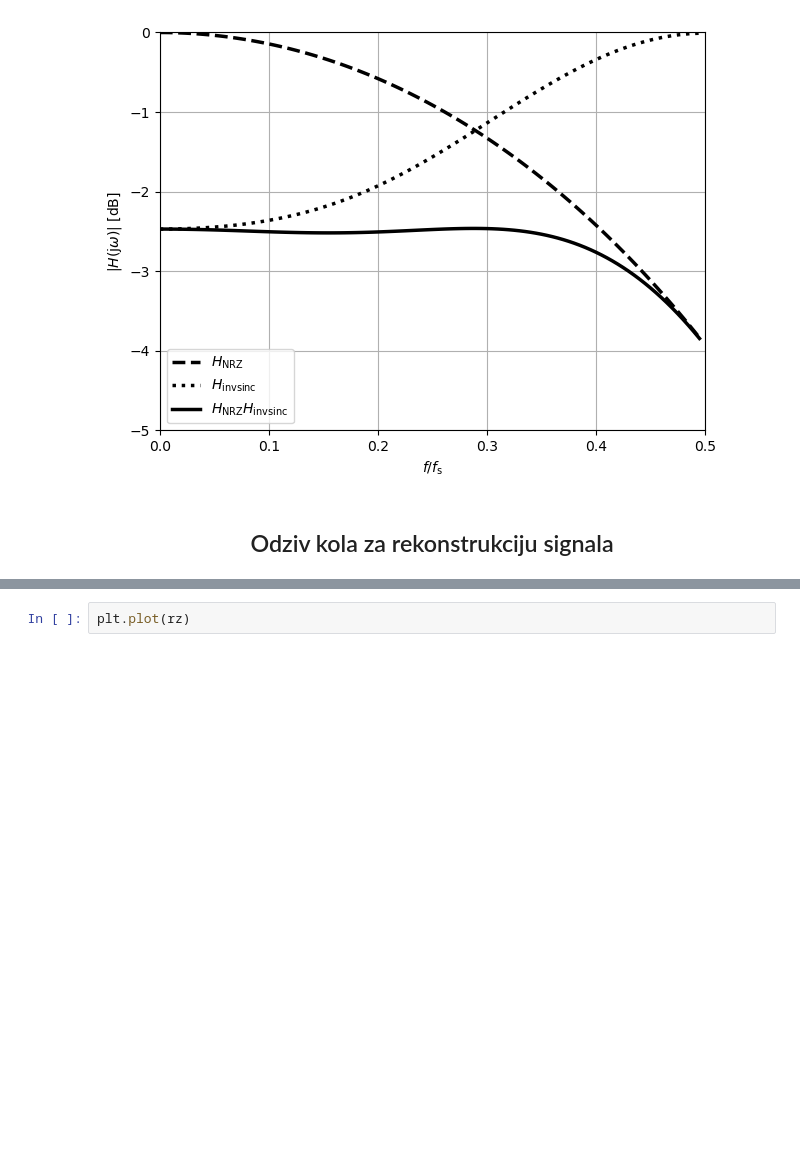
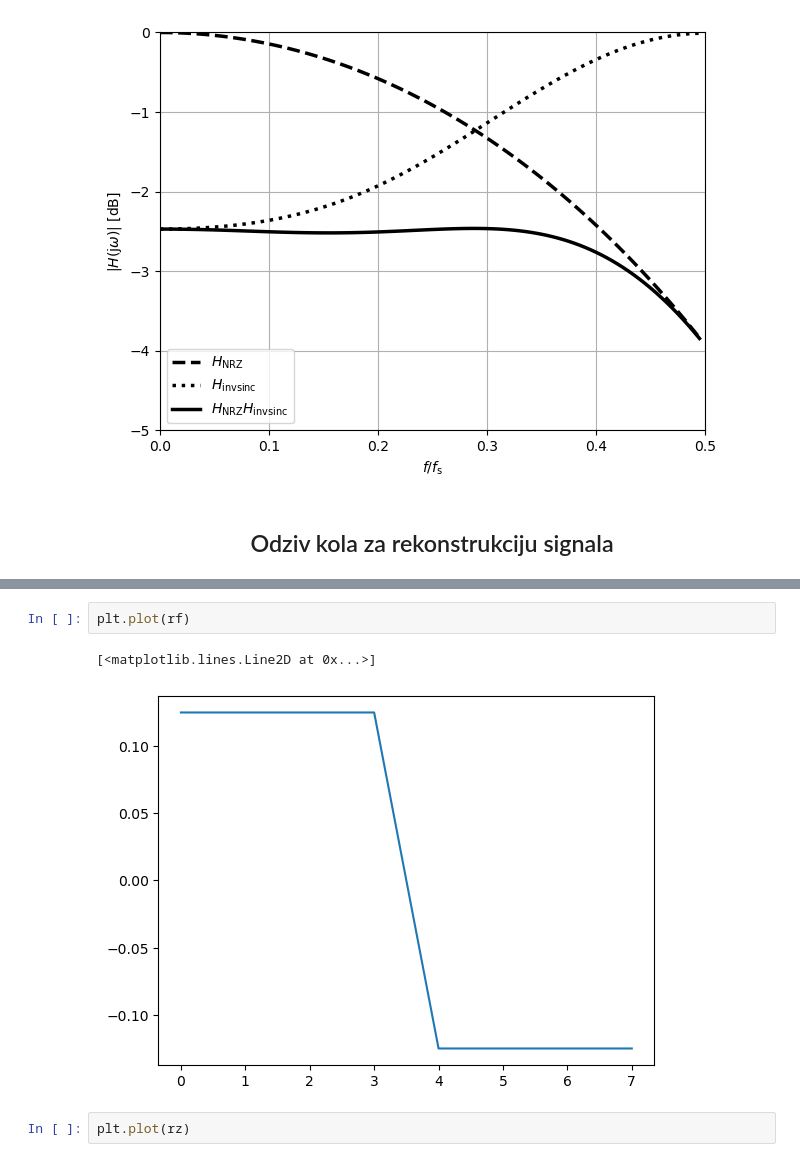
Before and after one commit to urosminoski/All-Digital-RF-Transmitter-in-FPGA-master-, a Jupyter notebook: sim/HSOS_project/jupyter/Odabiranje_Rekonstrukcija_Signala.ipynb, the cells around one changed output, grey strips where cells are left out. Cells and saved outputs as stored; diff of their text form; blank space fills up the shorter version.

```diff
--- a/sim/HSOS_project/jupyter/Odabiranje_Rekonstrukcija_Signala.ipynb
+++ b/sim/HSOS_project/jupyter/Odabiranje_Rekonstrukcija_Signala.ipynb
@@ -1479,6 +1479,11 @@ for i in range(0, len(Yr)):
 [figure]
 [figure]
 [figure]
+# %%
+plt.plot(rf)
+# %% [output]
+[<matplotlib.lines.Line2D at 0x...>]
+[figure, added]
 # %%
 plt.plot(rz)
 # %% [output]
```
Also changed, not shown: parts of 7 cells of this notebook, 6 other files.
